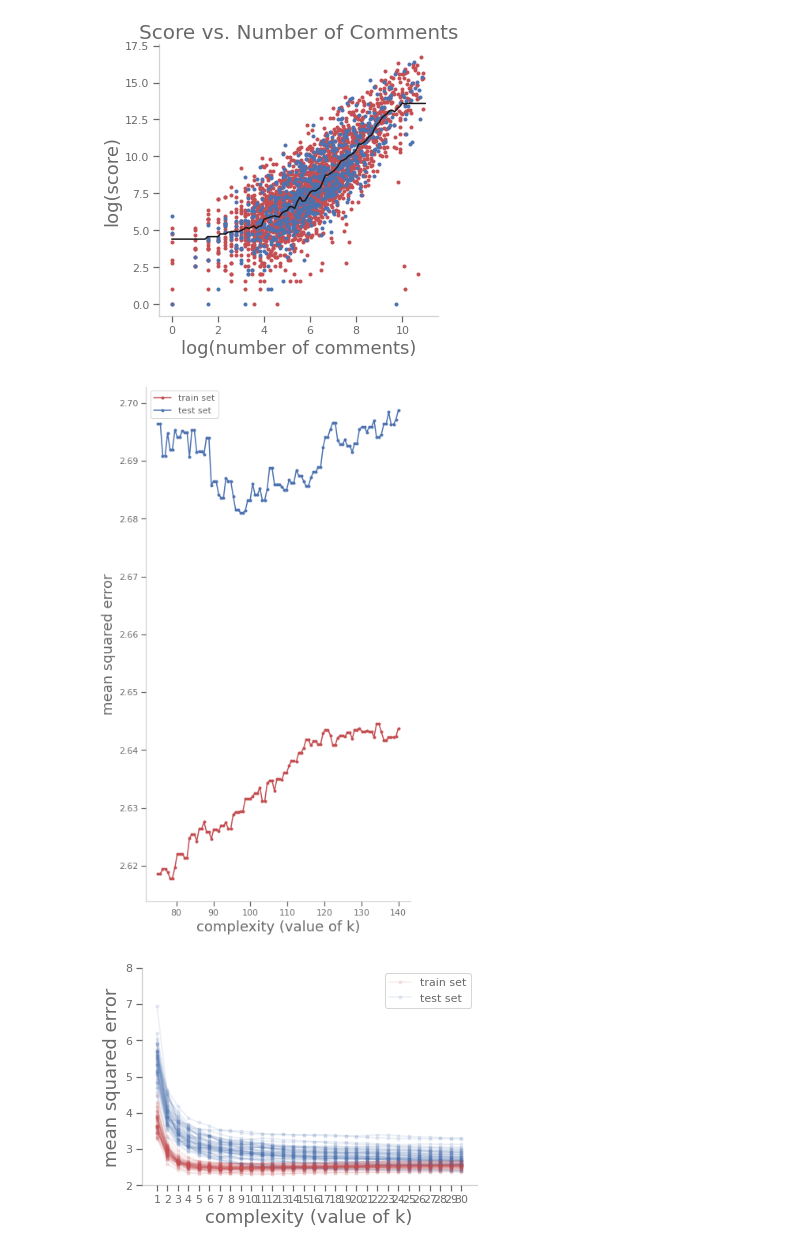
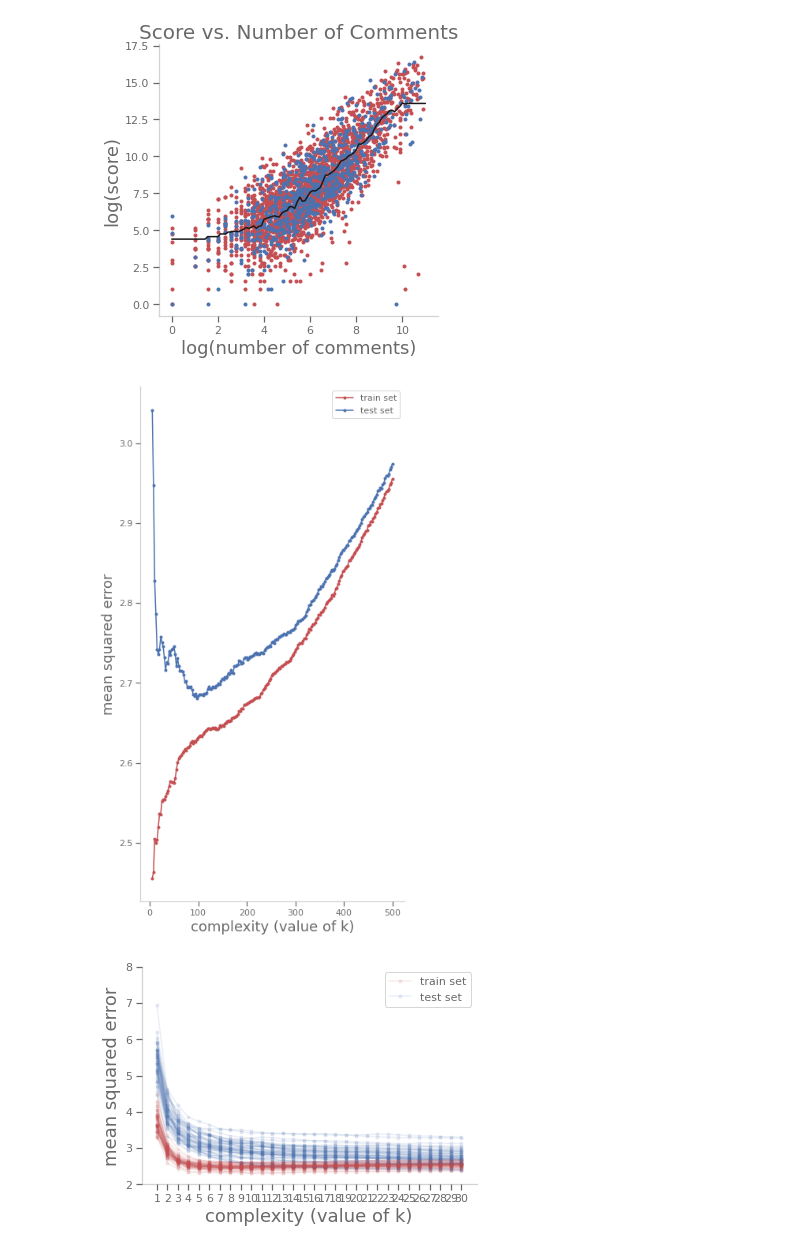
Before and after one commit to AndrewSamaha/WSBAnalysis, a Jupyter notebook: KNN-testing.ipynb, the cells around one changed output. Drawn from its saved outputs; the diff is of its cells as text; code cells hidden in the pictures.

```diff
--- a/KNN-testing.ipynb
+++ b/KNN-testing.ipynb
@@ -153,35 +153,35 @@ def mean_squared_error(model, X, y):
 # %%
 X_train, X_test, y_train, y_test = train_test_split(X, y, random_state=4)
 
 train_score = []
 test_score = []
-maxk = 140
-mink = 75
-number_of_ks = 100
+maxk = 500
+mink = 5
+number_of_ks = 200
 xrange = np.linspace(mink, maxk, number_of_ks)
 for k_float in xrange:
     k = int(k_float)
     model = KNeighborsRegressor(k)
     model.fit(X_train, y_train)
     train_score.append(mean_squared_error(model, X_train, y_train))
     test_score.append(mean_squared_error(model, X_test, y_test))
     #train_score.append(-model.score(X_train, y_train))
     #test_score.append(-model.score(X_test, y_test))
 
 fig, ax = plt.subplots(figsize=(6,12))
 ax.plot(xrange, train_score, '.-r', label="train set")
 ax.plot(xrange, test_score, '.-b', label="test set")
 ax.set_xlabel('complexity (value of k)')
 ax.set_ylabel('mean squared error')
 #ax.set_ylim(2.5,3.5)
 #ax.set_xlim(50,200)
 #plt.yscale('log')
 ax.legend()
 #ax.set_xticks(xrange)
 plt.show()
 #print(xrange)
 # %% [output]
-[figure, old version]
+[figure, new version]
 # %%
 fig, ax = plt.subplots()
 kmax = 31
```
Also changed, not shown: parts of 2 cells of this notebook, 21 other files.
